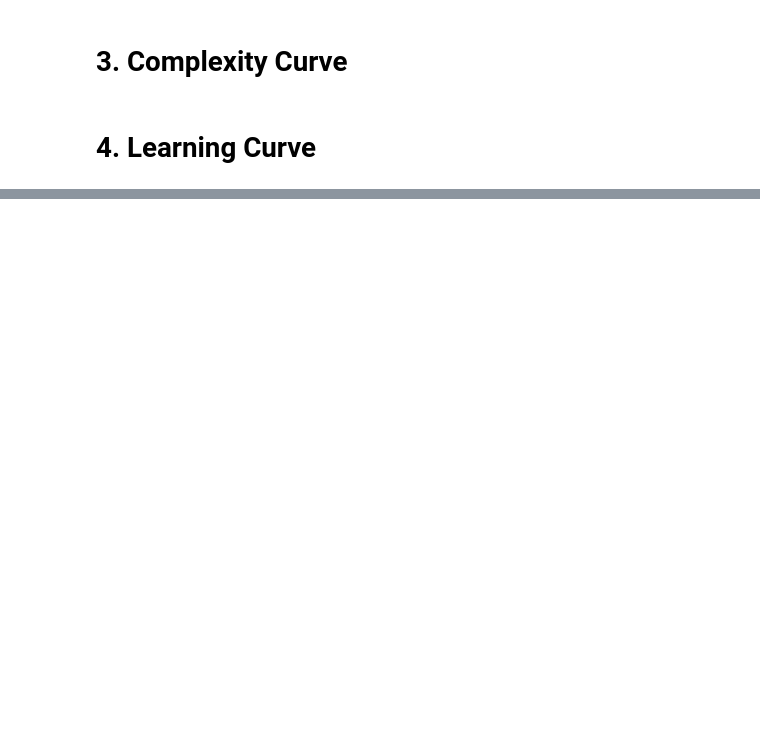
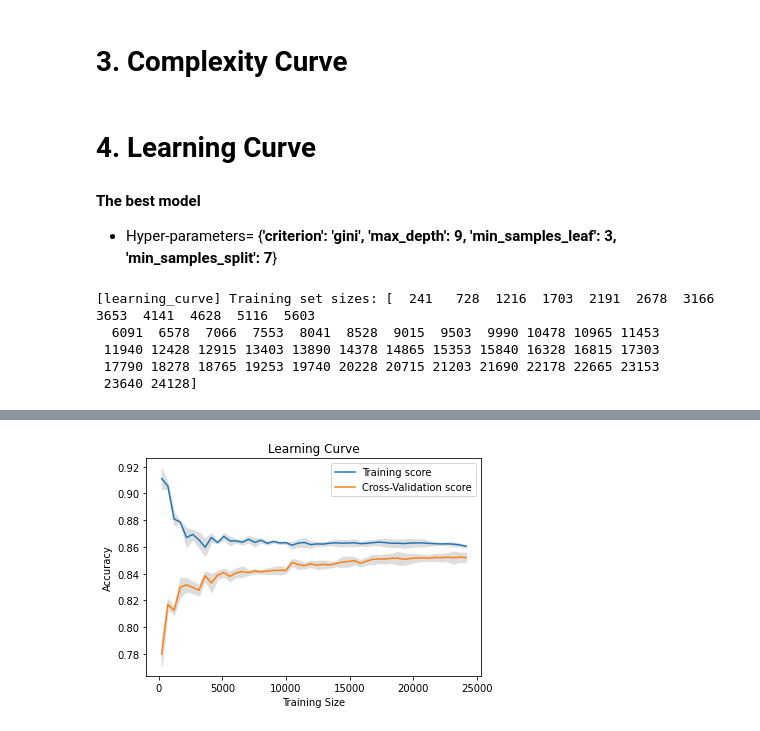
Before and after one commit to ngonhan2k5/cs-ml, a Jupyter notebook: proj1/DecisionTree.ipynb, the cells around one changed output, grey strips where cells are left out. Drawn from its saved outputs; the diff is of its cells as text; code cells hidden in the pictures; blank space fills up the shorter version.

```diff
--- a/proj1/DecisionTree.ipynb
+++ b/proj1/DecisionTree.ipynb
@@ -127,3 +142,34 @@ Confussion Matrix when applying the trained model to predict the Test set
 # 3. Complexity Curve
 # %% [markdown]
 # 4. Learning Curve
+# %%
+def show_learning_curve(train_scores_mean, train_scores_std, test_scores_mean, test_scores_std):
+  train_scores_mean= np.mean(train_scores, axis=1)
+  train_scores_std= np.std(train_scores, axis=1)
+  test_scores_mean= np.mean(test_scores, axis=1)
+  test_scores_std= np.std(test_scores, axis=1)
+
+  plt.plot(train_sizes, train_scores_mean, label= "Training score")
+  plt.plot(train_sizes, test_scores_mean, label="Cross-Validation score")
+
+  plt.fill_between(train_sizes, train_scores_mean-train_scores_std, train_scores_mean+train_scores_std,color= '#DDDDDD')
+  plt.fill_between(train_sizes, test_scores_mean-test_scores_std, test_scores_mean+test_scores_std, color= '#DDDDDD')
+
+  plt.title("Learning Curve")
+  plt.xlabel('Training Size')
+  plt.ylabel('Accuracy')
+  plt.legend(loc= 'best')
+# %% [markdown]
+**The best model**
+
+*   Hyper-parameters= {**'criterion': 'gini', 'max_depth': 9, 'min_samples_leaf': 3, 'min_samples_split': 7**}
+# %%
+from sklearn.model_selection import learning_curve
+train_sizes, train_scores, test_scores= learning_curve(best_clf, input_df, target_df, scoring='accuracy', train_sizes= np.linspace(0.01,1,50), verbose=1)
+show_learning_curve(train_scores_mean, train_scores_std, test_scores_mean, test_scores_std)
+# %% [output]
+[learning_curve] Training set sizes: [  241   728  1216  1703  2191  2678  3166  3653  4141  4628  5116  5603
+  6091  6578  7066  7553  8041  8528  9015  9503  9990 10478 10965 11453
+ 11940 12428 12915 13403 13890 14378 14865 15353 15840 16328 16815 17303
+ 17790 18278 18765 19253 19740 20228 20715 21203 21690 22178 22665 23153
+ 23640 24128]
@@ -129,0 +178 @@ Confussion Matrix when applying the trained model to predict the Test set
+[figure, added]
```
Also changed, not shown: parts of 10 cells of this notebook.
